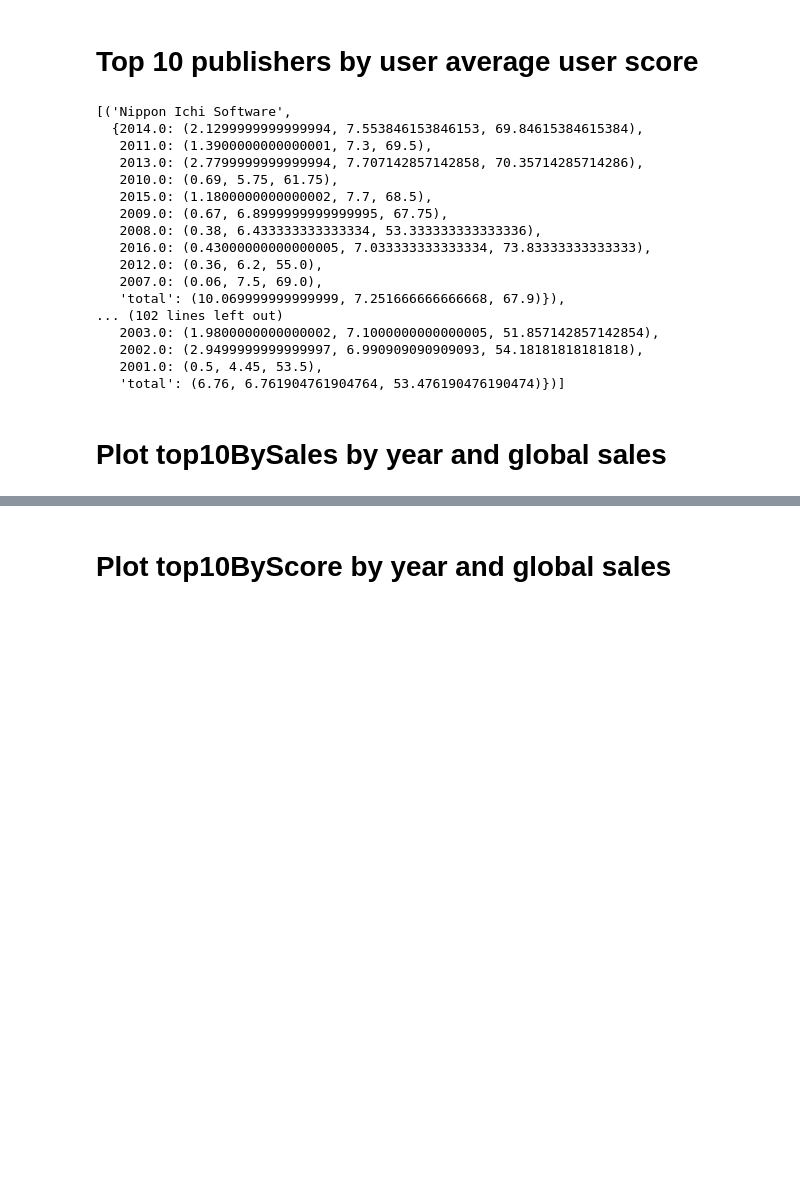
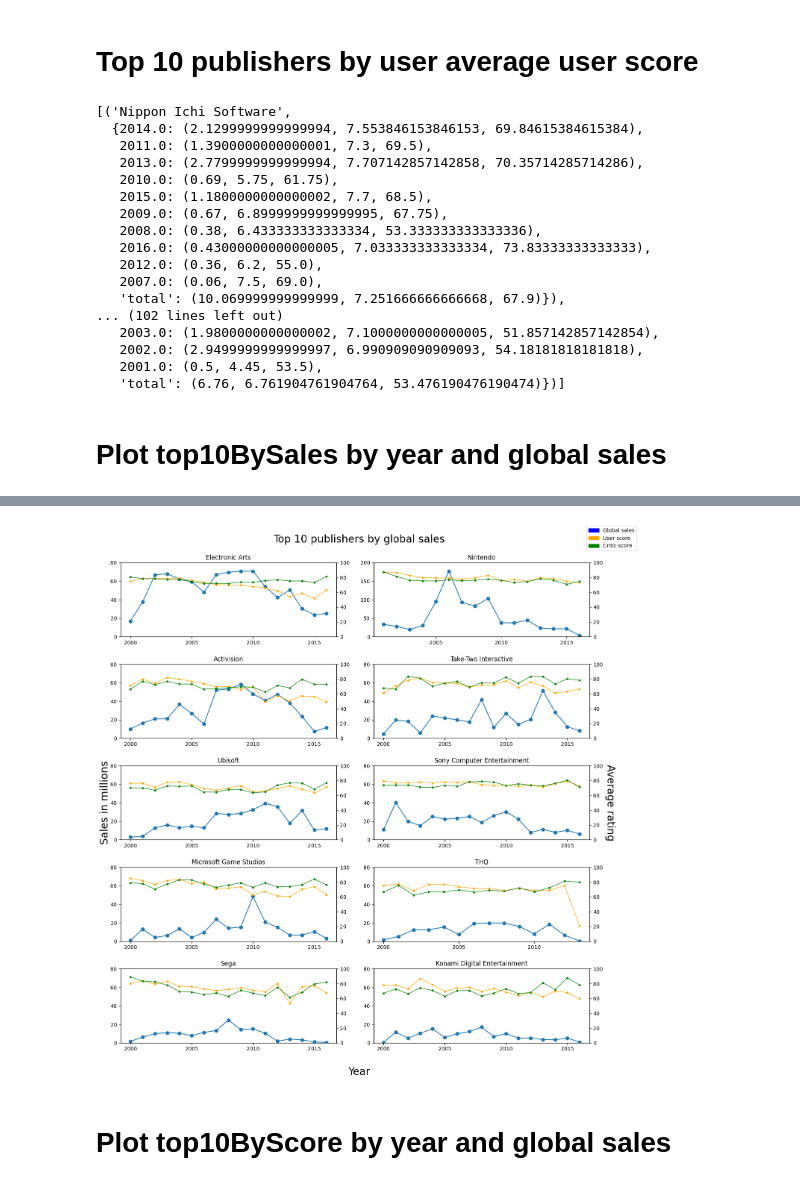
Before and after one commit to rops11/DS-Project-2023, a Jupyter notebook: VisualiseData.ipynb, the cells around one changed output, grey strips where cells are left out. Drawn from its saved outputs; the diff is of its cells as text; code cells hidden in the pictures; blank space fills up the shorter version.

```diff
--- a/VisualiseData.ipynb
+++ b/VisualiseData.ipynb
@@ -275,3 +215,62 @@ plt.show()
+# %%
+fig, axs = plt.subplots(5, 2, figsize=(15, 15))
+i = 0
+for publisher in top10BySales:
+    title = publisher[0]
+    df = {}
+    for year, value in publisher[1].items():
+        if year == 'total':
+            continue
+        df[int(year)] = value
+    df = dict(sorted(df.items()))
+    row = i//2
+    col = i%2
+    X = df.keys()
+    Y = [sales for sales, ratingUser, ratingCritic in df.values()]
+    userRatings = [10*userRating for sales, userRating, criticRating in df.values()]
+    criticRatings = [criticRating for sales, userRating, criticRating in df.values()]
+    axs[row][col].set_xticks([2000, 2005, 2010, 2015])
+    axs[row][col].plot(X, Y, "-o")
+    axs[row][col].scatter(X, Y)
+    if title == "Nintendo":
+        axs[row][col].set_ylim(0, 200)
+    else:
+        axs[row][col].set_ylim(0, 80)
+    ax2 = axs[row][col].twinx()
+    ax2.plot(X, userRatings, color="orange", linewidth=1)
+    ax2.scatter(X, userRatings, color="orange", s=10)
+    ax2.plot(X, criticRatings, color="green", linewidth=1)
+    ax2.scatter(X, criticRatings, color="green", s=10)
+    ax2.set_ylim(0, 100)
+    axs[row][col].set_title(title)
+    i+=1
+fig.supxlabel('Year', fontsize=20)
+# Y label left
+ax = fig.add_subplot(1, 1, 1)
+ax.set_xticks([])
+ax.set_yticks([])
+[ax.spines[side].set_visible(False) for side in ('left', 'top', 'right', 'bottom')]
+ax.patch.set_visible(False)
+ax.set_ylabel('Sales in millions', labelpad=20, fontsize=20)
+# Y label right
+ax = fig.add_subplot(1, 1, 1)
+ax.set_xticks([])
+ax.set_yticks([])
+[ax.spines[side].set_visible(False) for side in ('left', 'top', 'right', 'bottom')]
+ax.patch.set_visible(False)
+ax.yaxis.set_label_position('right')
+ax.set_ylabel('Average rating', labelpad=50, fontsize = 20, rotation = 270)
+# plot show
+sales = mpatches.Patch(color='blue', label='Global sales')
+userScore = mpatches.Patch(color='orange', label='User score')
+criticScore = mpatches.Patch(color='green', label='Critic score')
+fig.legend(handles=[sales, userScore, criticScore], bbox_to_anchor =(1, 1))
+fig.suptitle("Top 10 publishers by global sales", fontsize=20)
+fig.tight_layout(pad=2)
+plt.savefig("fig2.svg")
+plt.show()
+# %% [output]
+[figure, added]
 # %% [markdown]
 # Plot top10ByScore by year and global sales
 # %%
```
Also changed, not shown: parts of 15 cells of this notebook.
